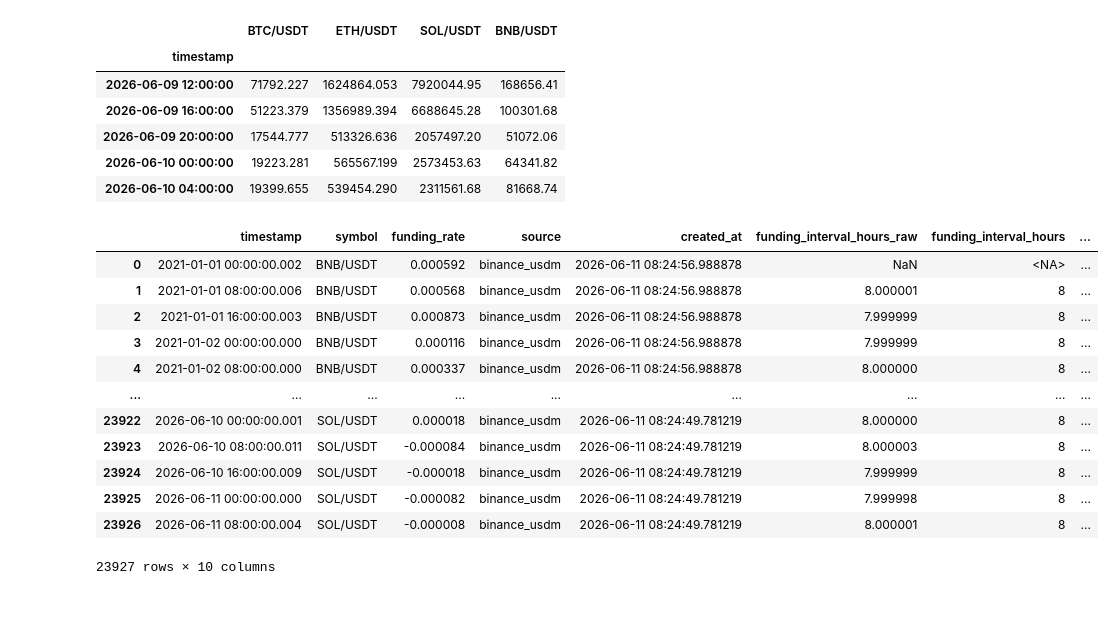
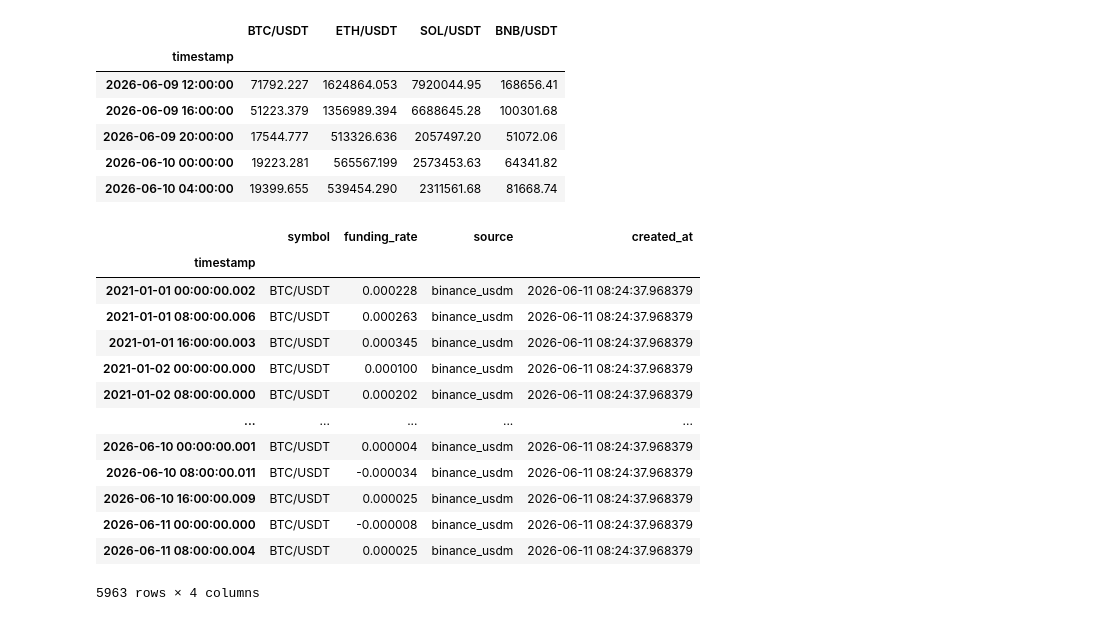
Before and after one commit to magicalkejia/CryptoCurrency_AI, a Jupyter notebook: scripts/crypto_data_viewer.ipynb, the cells around one changed output. Drawn from its saved outputs; the diff is of its cells as text; code cells hidden in the pictures.

```diff
--- a/scripts/crypto_data_viewer.ipynb
+++ b/scripts/crypto_data_viewer.ipynb
@@ -113,19 +113,22 @@ close.tail()
 | 2026-06-10 00:00:00 | 19223.281 | 565567.199 | 2573453.63 | 64341.82 |
 | 2026-06-10 04:00:00 | 19399.655 | 539454.290 | 2311561.68 | 81668.74 |
 # %%
+#资金费率表格查询
 fund_rate = loader.get_funding_rate_data()
-display(fund_rate)
+raw_rate = loader.get_raw_funding_rate_data("BTC/USDT")
+display(raw_rate)
 # %% [output]
-|  | timestamp | symbol | funding_rate | source | created_at | funding_interval_hours_raw | funding_interval_hours | ... |
-| 0 | 2021-01-01 00:00:00.002 | BNB/USDT | 0.000592 | binance_usdm | 2026-06-11 08:24:56.988878 | NaN | <NA> | ... |
-| 1 | 2021-01-01 08:00:00.006 | BNB/USDT | 0.000568 | binance_usdm | 2026-06-11 08:24:56.988878 | 8.000001 | 8 | ... |
-| 2 | 2021-01-01 16:00:00.003 | BNB/USDT | 0.000873 | binance_usdm | 2026-06-11 08:24:56.988878 | 7.999999 | 8 | ... |
-| 3 | 2021-01-02 00:00:00.000 | BNB/USDT | 0.000116 | binance_usdm | 2026-06-11 08:24:56.988878 | 7.999999 | 8 | ... |
-| 4 | 2021-01-02 08:00:00.000 | BNB/USDT | 0.000337 | binance_usdm | 2026-06-11 08:24:56.988878 | 8.000000 | 8 | ... |
-| ... | ... | ... | ... | ... | ... | ... | ... | ... |
-| 23922 | 2026-06-10 00:00:00.001 | SOL/USDT | 0.000018 | binance_usdm | 2026-06-11 08:24:49.781219 | 8.000000 | 8 | ... |
-| 23923 | 2026-06-10 08:00:00.011 | SOL/USDT | -0.000084 | binance_usdm | 2026-06-11 08:24:49.781219 | 8.000003 | 8 | ... |
-| 23924 | 2026-06-10 16:00:00.009 | SOL/USDT | -0.000018 | binance_usdm | 2026-06-11 08:24:49.781219 | 7.999999 | 8 | ... |
-| 23925 | 2026-06-11 00:00:00.000 | SOL/USDT | -0.000082 | binance_usdm | 2026-06-11 08:24:49.781219 | 7.999998 | 8 | ... |
-| 23926 | 2026-06-11 08:00:00.004 | SOL/USDT | -0.000008 | binance_usdm | 2026-06-11 08:24:49.781219 | 8.000001 | 8 | ... |
+|  | symbol | funding_rate | source | created_at |
+| timestamp |  |  |  |  |
+| 2021-01-01 00:00:00.002 | BTC/USDT | 0.000228 | binance_usdm | 2026-06-11 08:24:37.968379 |
+| 2021-01-01 08:00:00.006 | BTC/USDT | 0.000263 | binance_usdm | 2026-06-11 08:24:37.968379 |
+| 2021-01-01 16:00:00.003 | BTC/USDT | 0.000345 | binance_usdm | 2026-06-11 08:24:37.968379 |
+| 2021-01-02 00:00:00.000 | BTC/USDT | 0.000100 | binance_usdm | 2026-06-11 08:24:37.968379 |
+| 2021-01-02 08:00:00.000 | BTC/USDT | 0.000202 | binance_usdm | 2026-06-11 08:24:37.968379 |
+| ... | ... | ... | ... | ... |
+| 2026-06-10 00:00:00.001 | BTC/USDT | 0.000004 | binance_usdm | 2026-06-11 08:24:37.968379 |
+| 2026-06-10 08:00:00.011 | BTC/USDT | -0.000034 | binance_usdm | 2026-06-11 08:24:37.968379 |
+| 2026-06-10 16:00:00.009 | BTC/USDT | 0.000025 | binance_usdm | 2026-06-11 08:24:37.968379 |
+| 2026-06-11 00:00:00.000 | BTC/USDT | -0.000008 | binance_usdm | 2026-06-11 08:24:37.968379 |
+| 2026-06-11 08:00:00.004 | BTC/USDT | 0.000025 | binance_usdm | 2026-06-11 08:24:37.968379 |
-23927 rows × 10 columns
+5963 rows × 4 columns
```
Also changed, not shown: parts of 2 cells of this notebook, 3 other files.
